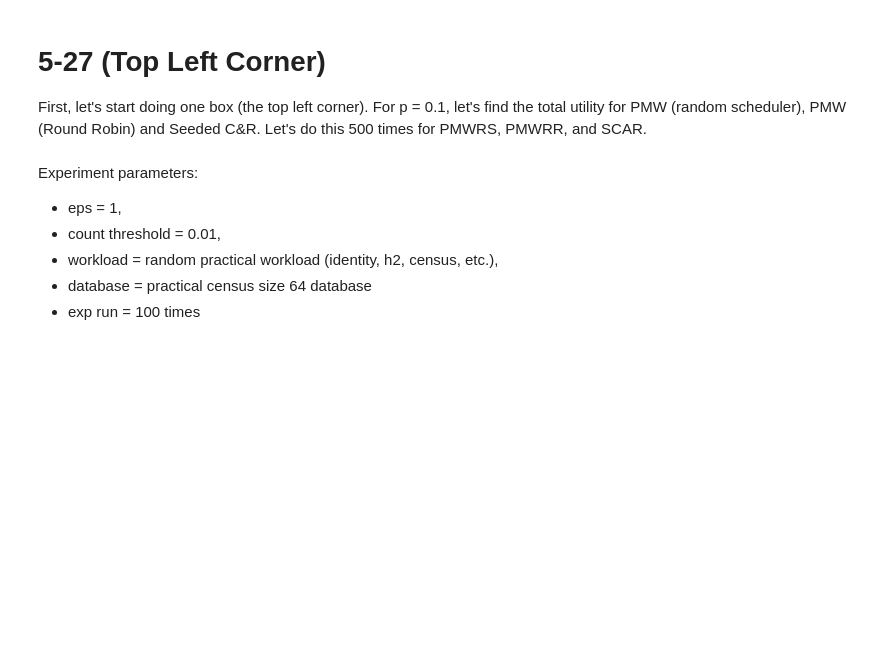
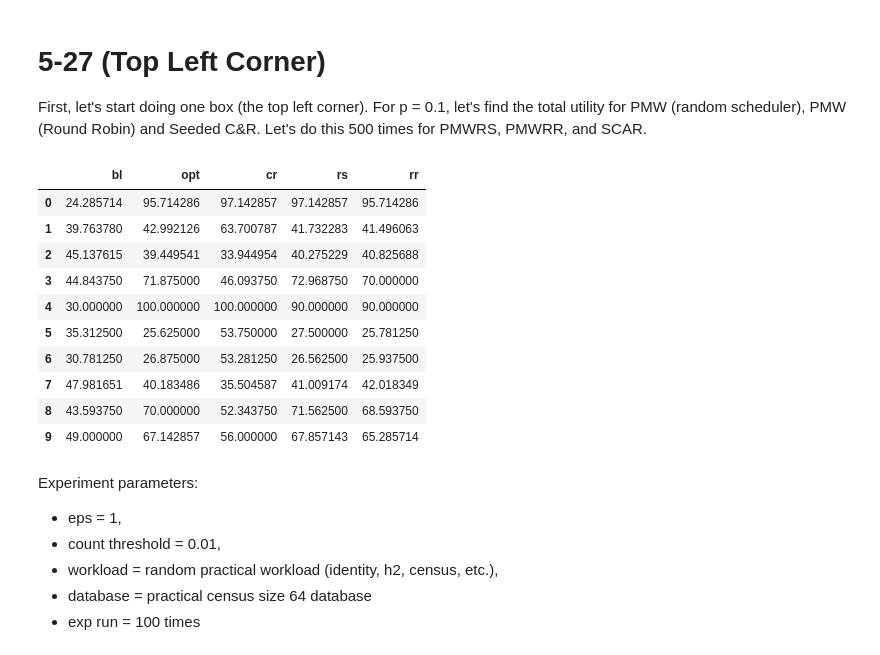
Before and after one commit to yikai-wu/Multi-Analyst-DP, a Jupyter notebook: src/online/VLDB Experiments.ipynb, the cells around one changed output. Drawn from its saved outputs; the diff is of its cells as text; code cells hidden in the pictures; blank space fills up the shorter version.

```diff
--- a/src/online/VLDB Experiments.ipynb
+++ b/src/online/VLDB Experiments.ipynb
@@ -624,6 +742,20 @@ def vldb_exp(p = 0.1, t = 10):
     test_data = pd.DataFrame(data=d)
 
     return test_data
+# %%
+vldb_exp()
+# %% [output]
+|  | bl | opt | cr | rs | rr |
+| 0 | 24.285714 | 95.714286 | 97.142857 | 97.142857 | 95.714286 |
+| 1 | 39.763780 | 42.992126 | 63.700787 | 41.732283 | 41.496063 |
+| 2 | 45.137615 | 39.449541 | 33.944954 | 40.275229 | 40.825688 |
+| 3 | 44.843750 | 71.875000 | 46.093750 | 72.968750 | 70.000000 |
+| 4 | 30.000000 | 100.000000 | 100.000000 | 90.000000 | 90.000000 |
+| 5 | 35.312500 | 25.625000 | 53.750000 | 27.500000 | 25.781250 |
+| 6 | 30.781250 | 26.875000 | 53.281250 | 26.562500 | 25.937500 |
+| 7 | 47.981651 | 40.183486 | 35.504587 | 41.009174 | 42.018349 |
+| 8 | 43.593750 | 70.000000 | 52.343750 | 71.562500 | 68.593750 |
+| 9 | 49.000000 | 67.142857 | 56.000000 | 67.857143 | 65.285714 |
 # %% [markdown]
 Experiment parameters:
 - eps = 1,
```
Also changed, not shown: parts of 7 cells of this notebook.
